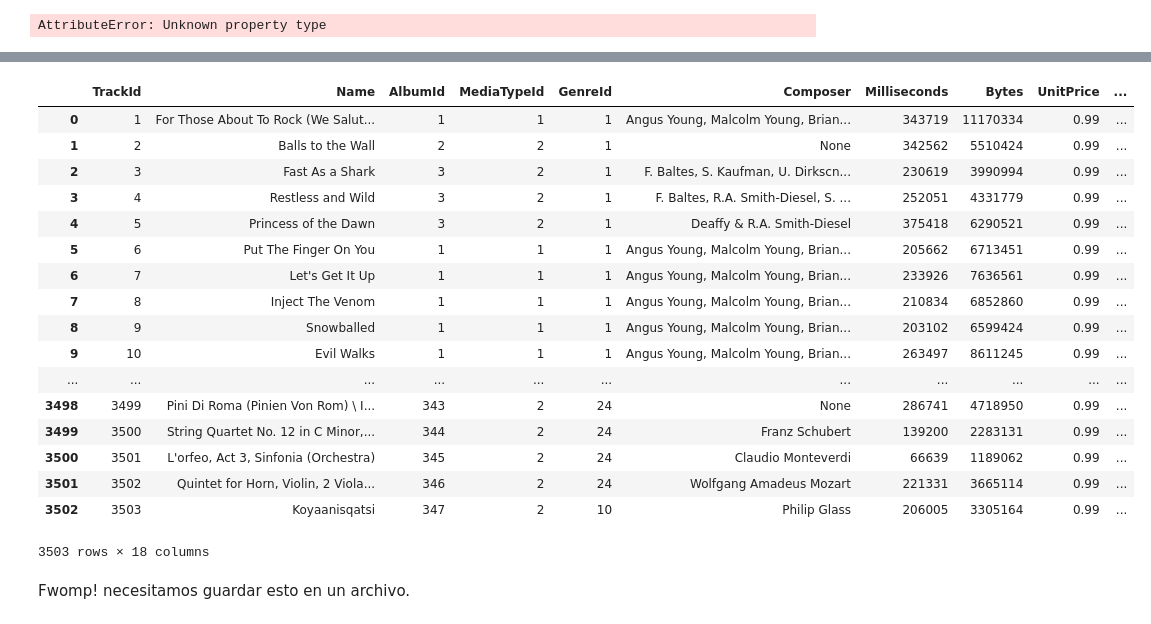
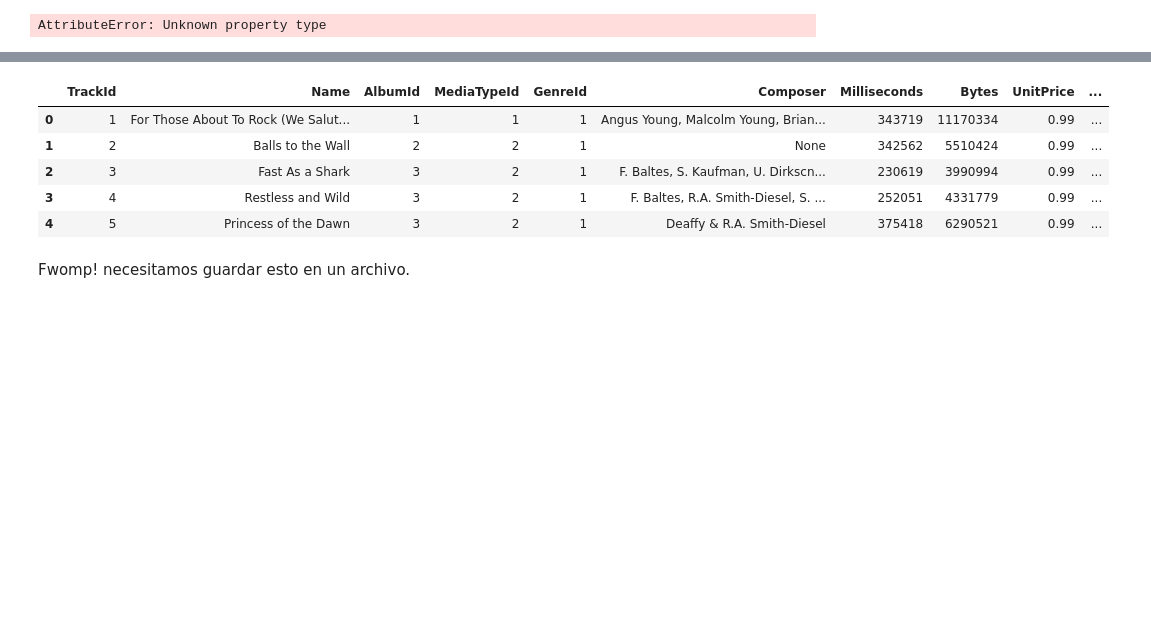
Before and after one commit to tian2992/notebooks_dateros, a Jupyter notebook: 03/03-leer-escribir-basesDeDatos.ipynb, the cells around one changed output, grey strips where cells are left out. Saved outputs shown, nothing was run; the diff lists cells and outputs as text; code cells hidden in the pictures; blank space fills up the shorter version.

```diff
--- a/03/03-leer-escribir-basesDeDatos.ipynb
+++ b/03/03-leer-escribir-basesDeDatos.ipynb
@@ -160,31 +148,19 @@ Usaremos una llamada [Chinook](https://github.com/lerocha/chinook-database), una
 # %%
 chinook_connection = sqlite3.connect("Chinook_Sqlite.sqlite")
 chinook_dataframe = pd.read_sql("""Select *
 FROM Track
 LEFT OUTER JOIN MediaType ON MediaType.MediaTypeId = Track.MediaTypeId
 LEFT OUTER JOIN Genre ON Genre.GenreId =Track.GenreId
 LEFT OUTER JOIN Album ON Album.AlbumId = Track.AlbumId
 LEFT OUTER JOIN Artist ON Artist.ArtistId = Album.ArtistId""", chinook_connection)
-chinook_dataframe
+chinook_dataframe.head()
 # %% [output]
 |  | TrackId | Name | AlbumId | MediaTypeId | GenreId | Composer | Milliseconds | Bytes | UnitPrice | ... |
 | 0 | 1 | For Those About To Rock (We Salut... | 1 | 1 | 1 | Angus Young, Malcolm Young, Brian... | 343719 | 11170334 | 0.99 | ... |
 | 1 | 2 | Balls to the Wall | 2 | 2 | 1 | None | 342562 | 5510424 | 0.99 | ... |
 | 2 | 3 | Fast As a Shark | 3 | 2 | 1 | F. Baltes, S. Kaufman, U. Dirkscn... | 230619 | 3990994 | 0.99 | ... |
 | 3 | 4 | Restless and Wild | 3 | 2 | 1 | F. Baltes, R.A. Smith-Diesel, S. ... | 252051 | 4331779 | 0.99 | ... |
 | 4 | 5 | Princess of the Dawn | 3 | 2 | 1 | Deaffy & R.A. Smith-Diesel | 375418 | 6290521 | 0.99 | ... |
-| 5 | 6 | Put The Finger On You | 1 | 1 | 1 | Angus Young, Malcolm Young, Brian... | 205662 | 6713451 | 0.99 | ... |
-| 6 | 7 | Let's Get It Up | 1 | 1 | 1 | Angus Young, Malcolm Young, Brian... | 233926 | 7636561 | 0.99 | ... |
-| 7 | 8 | Inject The Venom | 1 | 1 | 1 | Angus Young, Malcolm Young, Brian... | 210834 | 6852860 | 0.99 | ... |
-| 8 | 9 | Snowballed | 1 | 1 | 1 | Angus Young, Malcolm Young, Brian... | 203102 | 6599424 | 0.99 | ... |
-| 9 | 10 | Evil Walks | 1 | 1 | 1 | Angus Young, Malcolm Young, Brian... | 263497 | 8611245 | 0.99 | ... |
-| ... | ... | ... | ... | ... | ... | ... | ... | ... | ... | ... |
-| 3498 | 3499 | Pini Di Roma (Pinien Von Rom) \ I... | 343 | 2 | 24 | None | 286741 | 4718950 | 0.99 | ... |
-| 3499 | 3500 | String Quartet No. 12 in C Minor,... | 344 | 2 | 24 | Franz Schubert | 139200 | 2283131 | 0.99 | ... |
-| 3500 | 3501 | L'orfeo, Act 3, Sinfonia (Orchestra) | 345 | 2 | 24 | Claudio Monteverdi | 66639 | 1189062 | 0.99 | ... |
-| 3501 | 3502 | Quintet for Horn, Violin, 2 Viola... | 346 | 2 | 24 | Wolfgang Amadeus Mozart | 221331 | 3665114 | 0.99 | ... |
-| 3502 | 3503 | Koyaanisqatsi | 347 | 2 | 10 | Philip Glass | 206005 | 3305164 | 0.99 | ... |
-3503 rows × 18 columns
 # %%
 chinook_connection = sqlite3.connect("Chinook_Sqlite.sqlite")
 #artista_genero = pd.read_sql("""Select Genre.Name, Artist.Name
```
Also changed, not shown: parts of 5 cells of this notebook.
